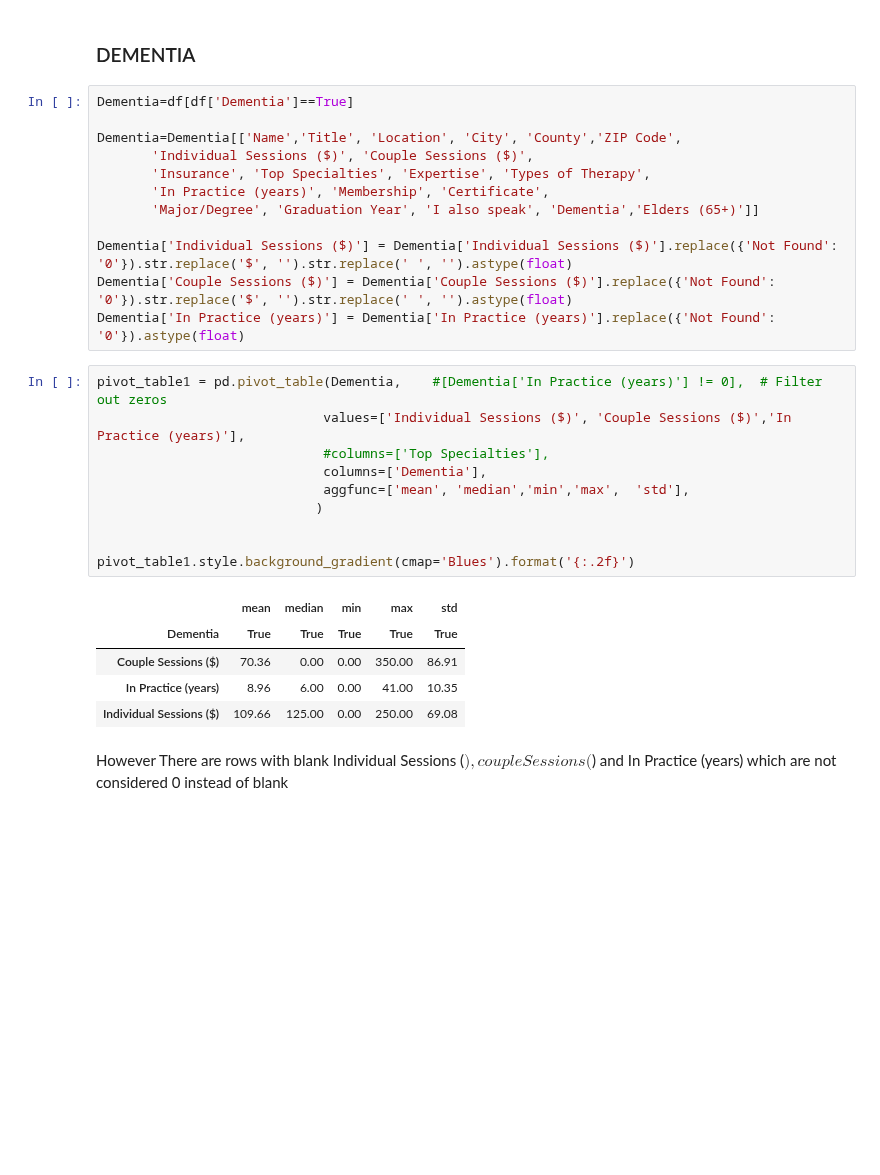
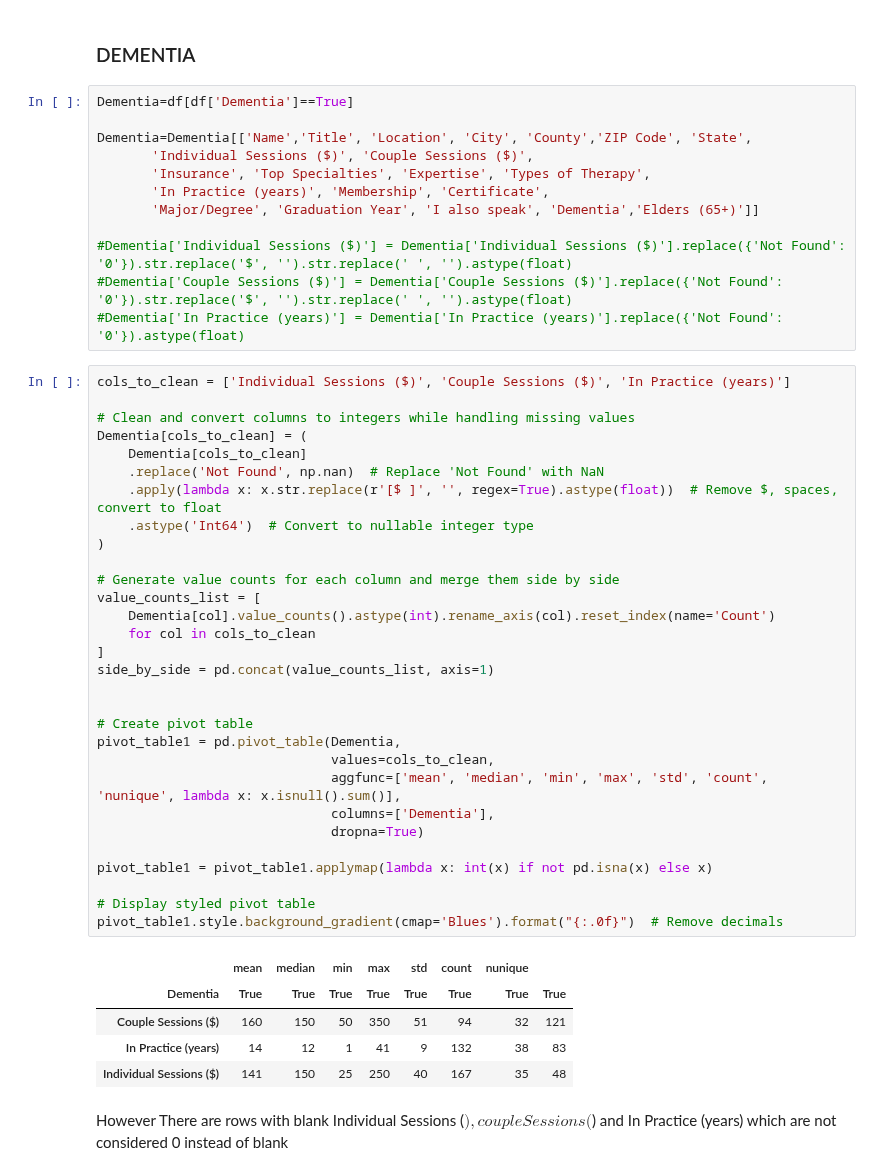
Before and after one commit to pallavmarch/Psychologytoday-therapist-analysis, a Jupyter notebook: psychologytoday_webscraping_dataset_analysis.ipynb, the cells around one changed output. Saved outputs shown, nothing was run; the diff lists cells and outputs as text; blank space fills up the shorter version.

```diff
--- a/psychologytoday_webscraping_dataset_analysis.ipynb
+++ b/psychologytoday_webscraping_dataset_analysis.ipynb
@@ -100,31 +84,51 @@ df
 # %%
 Dementia=df[df['Dementia']==True]
 
-Dementia=Dementia[['Name','Title', 'Location', 'City', 'County','ZIP Code',
+Dementia=Dementia[['Name','Title', 'Location', 'City', 'County','ZIP Code', 'State',
        'Individual Sessions ($)', 'Couple Sessions ($)',
        'Insurance', 'Top Specialties', 'Expertise', 'Types of Therapy',
        'In Practice (years)', 'Membership', 'Certificate',
        'Major/Degree', 'Graduation Year', 'I also speak', 'Dementia','Elders (65+)']]
 
-Dementia['Individual Sessions ($)'] = Dementia['Individual Sessions ($)'].replace({'Not Found': '0'}).str.replace('$', '').str.replace(' ', '').astype(float)
-Dementia['Couple Sessions ($)'] = Dementia['Couple Sessions ($)'].replace({'Not Found': '0'}).str.replace('$', '').str.replace(' ', '').astype(float)
-Dementia['In Practice (years)'] = Dementia['In Practice (years)'].replace({'Not Found': '0'}).astype(float)
+#Dementia['Individual Sessions ($)'] = Dementia['Individual Sessions ($)'].replace({'Not Found': '0'}).str.replace('$', '').str.replace(' ', '').astype(float)
+#Dementia['Couple Sessions ($)'] = Dementia['Couple Sessions ($)'].replace({'Not Found': '0'}).str.replace('$', '').str.replace(' ', '').astype(float)
+#Dementia['In Practice (years)'] = Dementia['In Practice (years)'].replace({'Not Found': '0'}).astype(float)
-# %%
-pivot_table1 = pd.pivot_table(Dementia,    #[Dementia['In Practice (years)'] != 0],  # Filter out zeros
-                             values=['Individual Sessions ($)', 'Couple Sessions ($)','In Practice (years)'],
-                             #columns=['Top Specialties'],
-                             columns=['Dementia'],
-                             aggfunc=['mean', 'median','min','max',  'std'],
-                            )
-
-
-pivot_table1.style.background_gradient(cmap='Blues').format('{:.2f}')
-# %% [output]
-|  | mean | median | min | max | std |
-| Dementia | True | True | True | True | True |
-| Couple Sessions ($) | 70.36 | 0.00 | 0.00 | 350.00 | 86.91 |
-| In Practice (years) | 8.96 | 6.00 | 0.00 | 41.00 | 10.35 |
-| Individual Sessions ($) | 109.66 | 125.00 | 0.00 | 250.00 | 69.08 |
+# %%
+cols_to_clean = ['Individual Sessions ($)', 'Couple Sessions ($)', 'In Practice (years)']
+
+# Clean and convert columns to integers while handling missing values
+Dementia[cols_to_clean] = (
+    Dementia[cols_to_clean]
+    .replace('Not Found', np.nan)  # Replace 'Not Found' with NaN
+    .apply(lambda x: x.str.replace(r'[$ ]', '', regex=True).astype(float))  # Remove $, spaces, convert to float
+    .astype('Int64')  # Convert to nullable integer type
+)
+
+# Generate value counts for each column and merge them side by side
+value_counts_list = [
+    Dementia[col].value_counts().astype(int).rename_axis(col).reset_index(name='Count')
+    for col in cols_to_clean
+]
+side_by_side = pd.concat(value_counts_list, axis=1)
+
+
+# Create pivot table
+pivot_table1 = pd.pivot_table(Dementia,
+                              values=cols_to_clean,
+                              aggfunc=['mean', 'median', 'min', 'max', 'std', 'count', 'nunique', lambda x: x.isnull().sum()],
+                              columns=['Dementia'],
+                              dropna=True)
+
+pivot_table1 = pivot_table1.applymap(lambda x: int(x) if not pd.isna(x) else x)
+
+# Display styled pivot table
+pivot_table1.style.background_gradient(cmap='Blues').format("{:.0f}")  # Remove decimals
+# %% [output]
+|  | mean | median | min | max | std | count | nunique |  |
+| Dementia | True | True | True | True | True | True | True | True |
+| Couple Sessions ($) | 160 | 150 | 50 | 350 | 51 | 94 | 32 | 121 |
+| In Practice (years) | 14 | 12 | 1 | 41 | 9 | 132 | 38 | 83 |
+| Individual Sessions ($) | 141 | 150 | 25 | 250 | 40 | 167 | 35 | 48 |
 # %% [markdown]
 However There are rows with blank Individual Sessions ($), couple Sessions ($) and In Practice (years) which are not considered 0 instead of blank
 # %%
```
Also changed, not shown: parts of 6 cells of this notebook.
